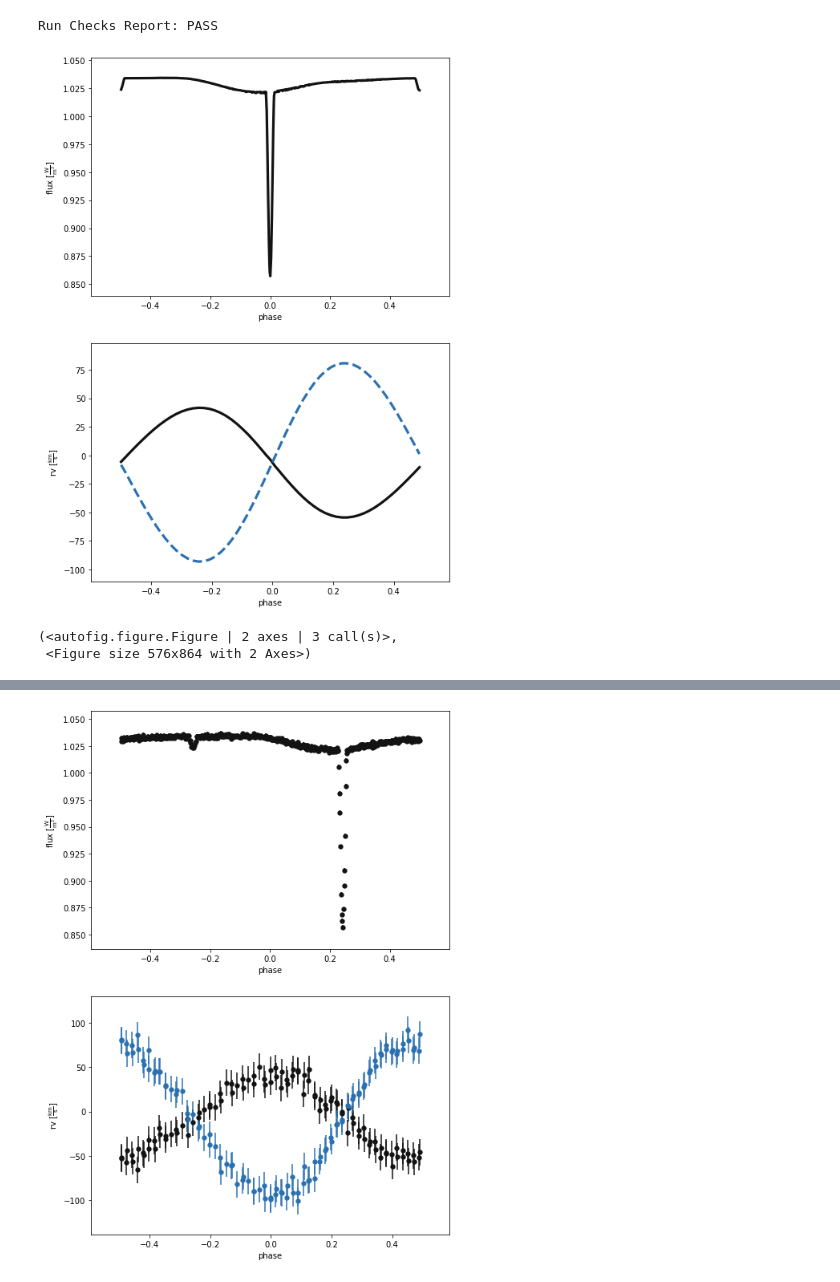
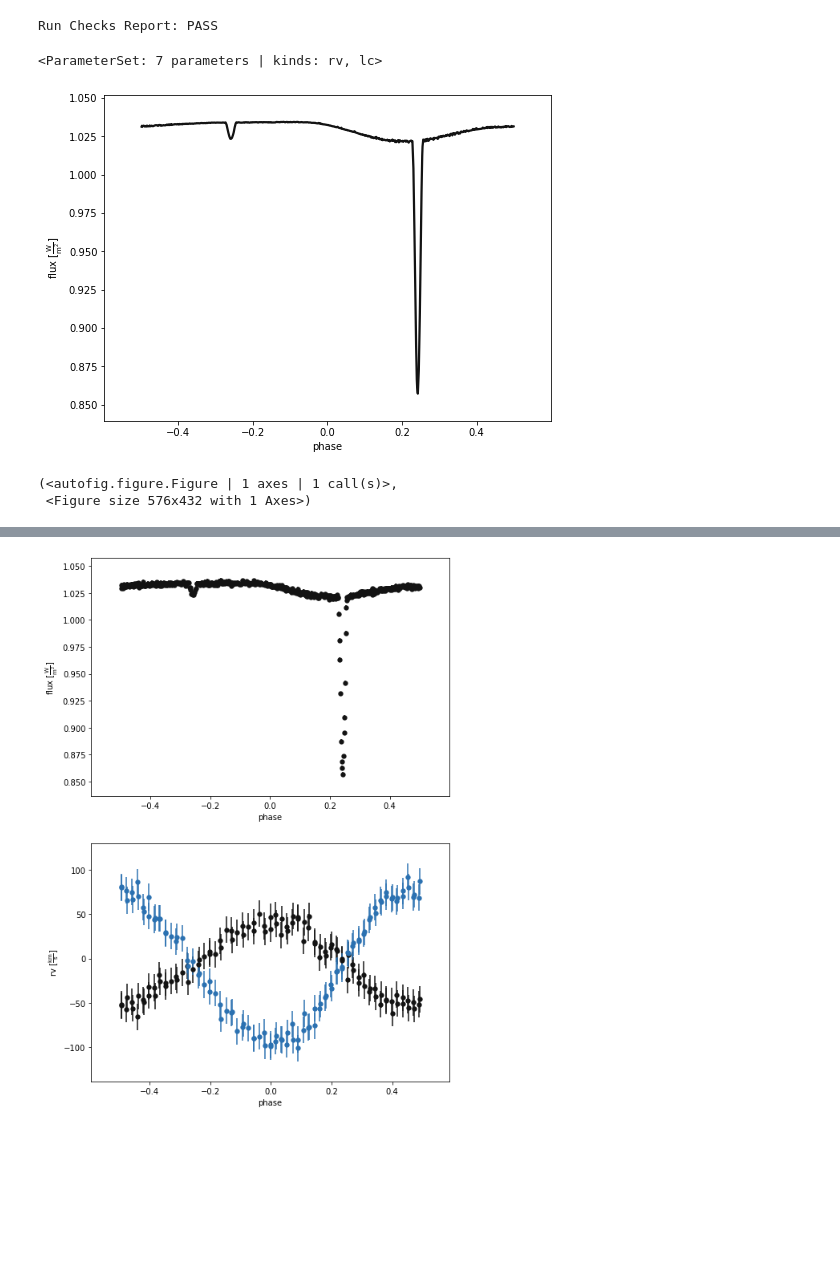
Before and after one commit to Vysakh13579/FITTING_BINARIES, a Jupyter notebook: dataSYN.ipynb, the cells around one changed output, grey strips where cells are left out. Saved outputs shown, nothing was run; the diff lists cells and outputs as text; code cells hidden in the pictures; blank space fills up the shorter version.

```diff
--- a/dataSYN.ipynb
+++ b/dataSYN.ipynb
@@ -84,7 +90,7 @@ Parameter: Av@system
                       Related to: Rv@system, ebv@system
 # %%
 lctimes=phoebe.linspace(0,15,501)
-rvtimes=phoebe.linspace(0,15,101)
+rvtimes=phoebe.linspace(0,15,201)
 b.add_dataset('lc', times=lctimes, dataset='lc01',overwrite=True)
 b.add_dataset('rv', times=rvtimes, dataset='rv01',overwrite=True)
 # %% [output]
@@ -140,15 +131,17 @@ Run Checks Report: PASS
 b.add_compute('phoebe', compute='fastcompute',overwrite=True)
 b.run_compute(compute='fastcompute')
 
-fluxes = b.get_value('fluxes@model') + np.random.normal(size=lctimes.shape) * 0.001
-fsigmas = np.ones_like(lctimes) * 0.002
+#fluxes = b.get_value('fluxes@model') + np.random.normal(size=lctimes.shape) * 0.001
+#fsigmas = np.ones_like(lctimes) * 0.002
 
-rvsA = b.get_value('rvs@primary@model') + np.random.normal(size=rvtimes.shape) * 7.5
-rvsB = b.get_value('rvs@secondary@model') + np.random.normal(size=rvtimes.shape) * 7.5
-rvsigmas = np.ones_like(rvtimes) * 15
+#rvsA = b.get_value('rvs@primary@model') + np.random.normal(size=rvtimes.shape) * 7.5
+#rvsB = b.get_value('rvs@secondary@model') + np.random.normal(size=rvtimes.shape) * 7.5
+#rvsigmas = np.ones_like(rvtimes) * 15
+# %% [output]
+<ParameterSet: 7 parameters | kinds: rv, lc>
 # %%
-b.plot(x='phases',show=True,legends=True)
+b.plot(x='phases',dataset=['lc01'],t0=0,show=True,legends=True,save='LC_wspots.jpeg')
 # %% [output]
-[figure, old version]
+[figure, new version]
-(<autofig.figure.Figure | 2 axes | 3 call(s)>,
- <Figure size 576x864 with 2 Axes>)
+(<autofig.figure.Figure | 1 axes | 1 call(s)>,
+ <Figure size 576x432 with 1 Axes>)
```
Also changed, not shown: parts of 15 cells of this notebook, 13 other files.
